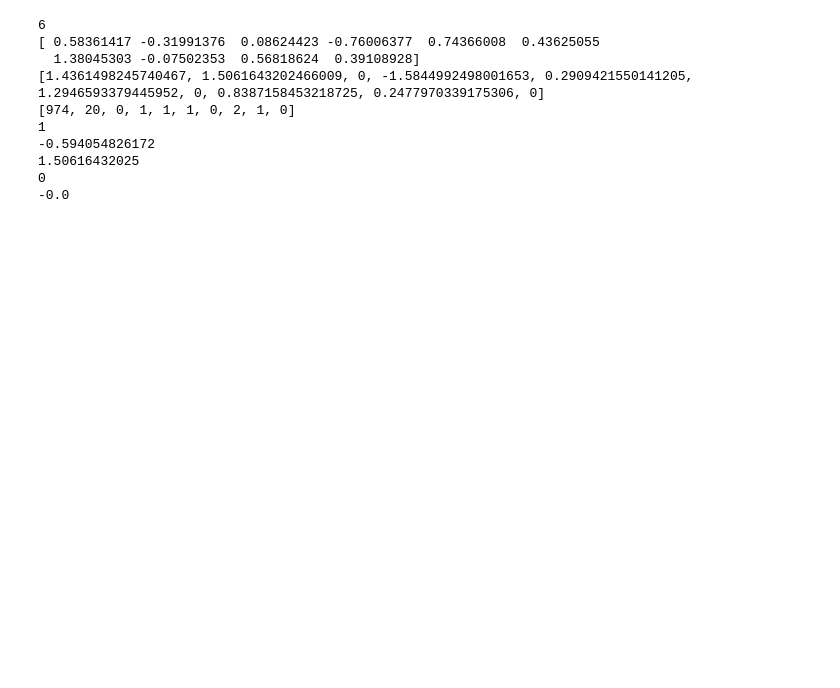
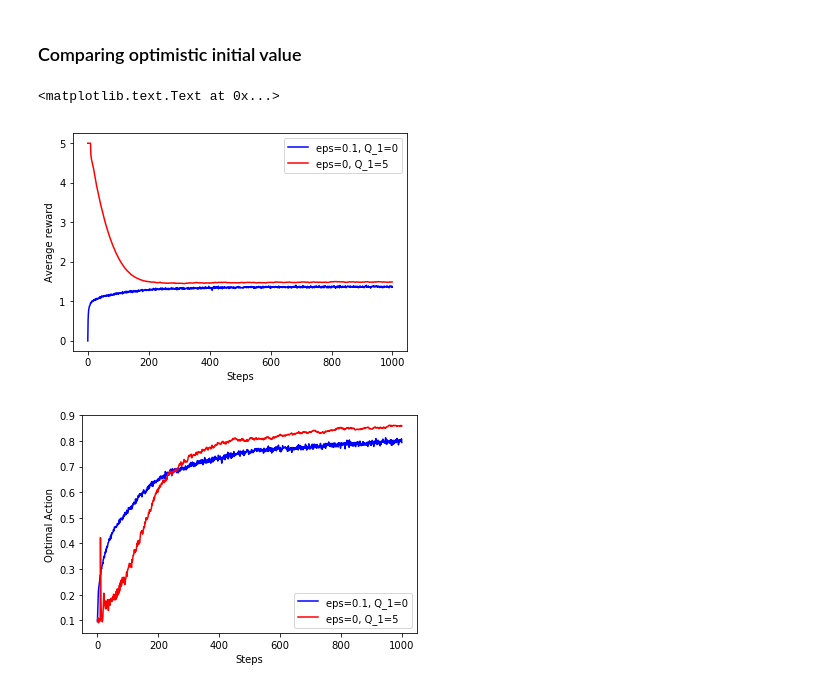
Before and after one commit to JustinLiang/reinforcement_learning_an_introduction, a Jupyter notebook: chapter_01/exercise_2_3.ipynb, the cells around one changed output. Drawn from its saved outputs; the diff is of its cells as text; code cells hidden in the pictures; blank space fills up the shorter version.

```diff
--- a/chapter_01/exercise_2_3.ipynb
+++ b/chapter_01/exercise_2_3.ipynb
@@ -95,21 +103,43 @@ plt.ylabel("Optimal Action")
-# %%
-print opt_action_choice
-print q_mean
-print Q
-print N
-print np.argmax(Q)
-print np.random.normal(q_mean[A], q_var[A])
-print Q[A]
-print alpha
-print alpha * (R-Q[A])
-# %% [output]
-6
-[ 0.58361417 -0.31991376  0.08624423 -0.76006377  0.74366008  0.43625055
-  1.38045303 -0.07502353  0.56818624  0.39108928]
-[1.4361498245740467, 1.5061643202466009, 0, -1.5844992498001653, 0.2909421550141205, 1.2946593379445952, 0, 0.8387158453218725, 0.2477970339175306, 0]
-[974, 20, 0, 1, 1, 1, 0, 2, 1, 0]
-1
--0.594054826172
-1.50616432025
-0
--0.0
+# %% [markdown]
+### Comparing optimistic initial value
+# %%
+eps = 0
+Q_plot_init_value = []
+opt_action_init_value = []
+for i in range(num_runs):
+    q_mean = np.random.normal(0,1,10)
+    opt_action_choice = np.argmax(q_mean)
+    Q = [5,5,5,5,5,5,5,5,5,5]
+    N = [0, 0, 0, 0, 0, 0, 0, 0, 0, 0]
+    Q_plot_init_value.append([])
+    opt_action_init_value.append([])
+    for j in range(num_steps):
+        if np.random.binomial(1,1-eps)==1:
+            A = np.argmax(Q)
+        else:
+            A = np.random.choice([0,1,2,3,4,5,6,7,8,9])
+
+        R = np.random.normal(q_mean[A], q_var[A])
+        N[A] += 1
+        alpha = 0.1
+        Q_plot_init_value[i].append(Q[A])
+        opt_action_init_value[i].append(A==opt_action_choice)
+        Q[A] = Q[A] + alpha * (R-Q[A])
+
+plt.figure()
+plt.plot(range(num_steps), np.mean(Q_plot_01,0), 'b')
+plt.plot(range(num_steps), np.mean(Q_plot_init_value,0), 'r')
+plt.legend(["eps=0.1, Q_1=0","eps=0, Q_1=5"])
+plt.xlabel("Steps")
+plt.ylabel("Average reward")
+
+plt.figure()
+plt.plot(range(num_steps), np.mean(opt_action_01,0), 'b')
+plt.plot(range(num_steps), np.mean(opt_action_init_value,0), 'r')
+plt.legend(["eps=0.1, Q_1=0","eps=0, Q_1=5"])
+plt.xlabel("Steps")
+plt.ylabel("Optimal Action")
+# %% [output]
+<matplotlib.text.Text at 0x...>
+[figure, added]
+[figure, added]
```
Also changed, not shown: parts of 7 cells of this notebook.
